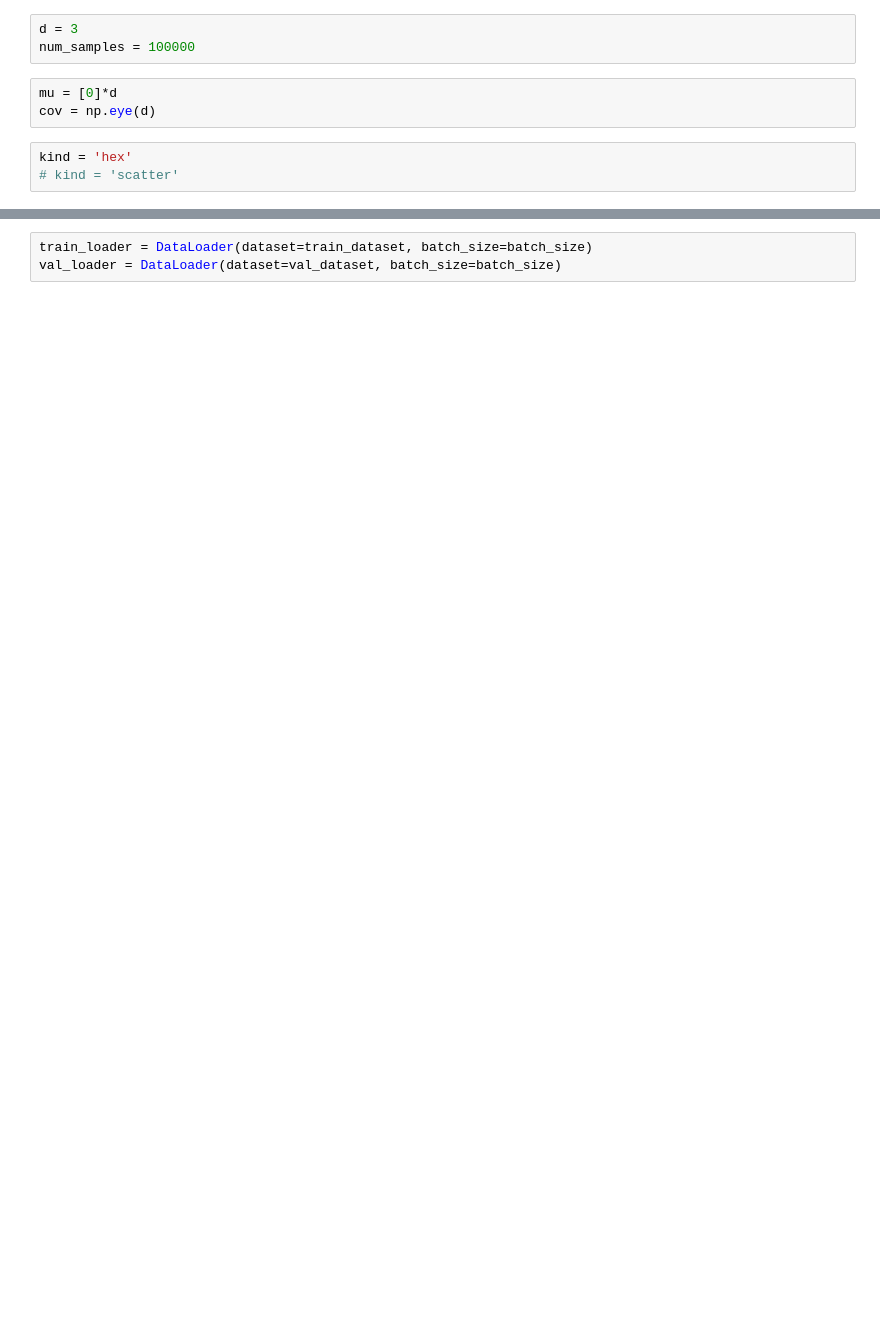
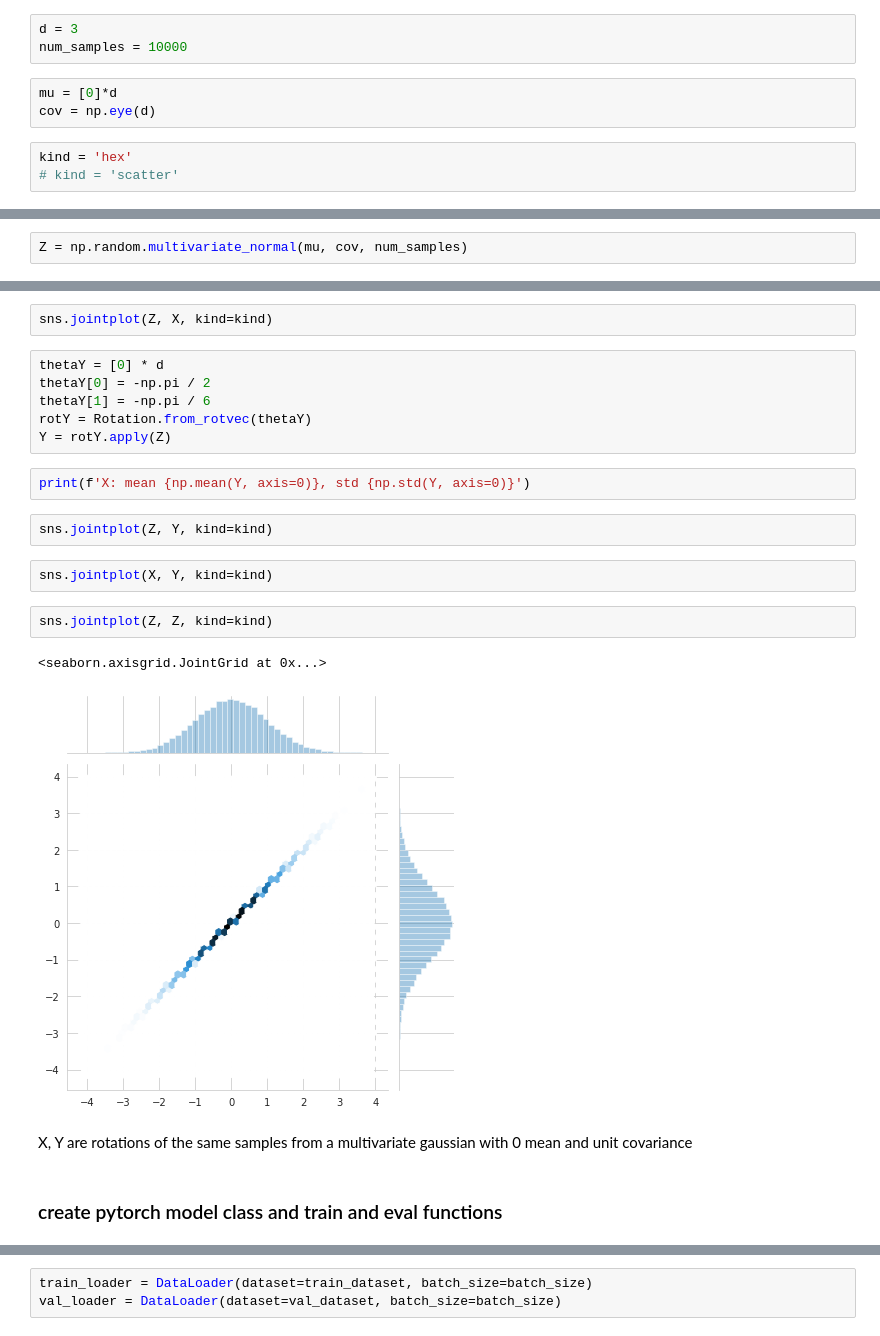
Before and after one commit to jonatanbarkan/ACEDeep, a Jupyter notebook: ADCEs.ipynb, the cells around one changed output, grey strips where cells are left out. Drawn from its saved outputs; the diff is of its cells as text; blank space fills up the shorter version.

```diff
--- a/ADCEs.ipynb
+++ b/ADCEs.ipynb
@@ -21,7 +22,7 @@ device = 'cuda:0' if torch.cuda.is_available() else 'cpu'
 print(device)
 # %%
 d = 3
-num_samples = 100000
+num_samples = 10000
 # %%
 mu = [0]*d
 cov = np.eye(d)
@@ -172,0 +32,2 @@ batch_size = train_len
+# %%
+Z = np.random.multivariate_normal(mu, cov, num_samples)
@@ -172,0 +41,23 @@ batch_size = train_len
+# %%
+sns.jointplot(Z, X, kind=kind)
+# %%
+thetaY = [0] * d
+thetaY[0] = -np.pi / 2
+thetaY[1] = -np.pi / 6
+rotY = Rotation.from_rotvec(thetaY)
+Y = rotY.apply(Z)
+# %%
+print(f'X: mean {np.mean(Y, axis=0)}, std {np.std(Y, axis=0)}')
+# %%
+sns.jointplot(Z, Y, kind=kind)
+# %%
+sns.jointplot(X, Y, kind=kind)
+# %%
+sns.jointplot(Z, Z, kind=kind)
+# %% [output]
+<seaborn.axisgrid.JointGrid at 0x...>
+[figure, added]
+# %% [markdown]
+X, Y are rotations of the same samples from a multivariate gaussian with 0 mean and unit covariance
+# %% [markdown]
+### create pytorch model class and train and eval functions
```
Also changed, not shown: parts of 60 cells of this notebook.
